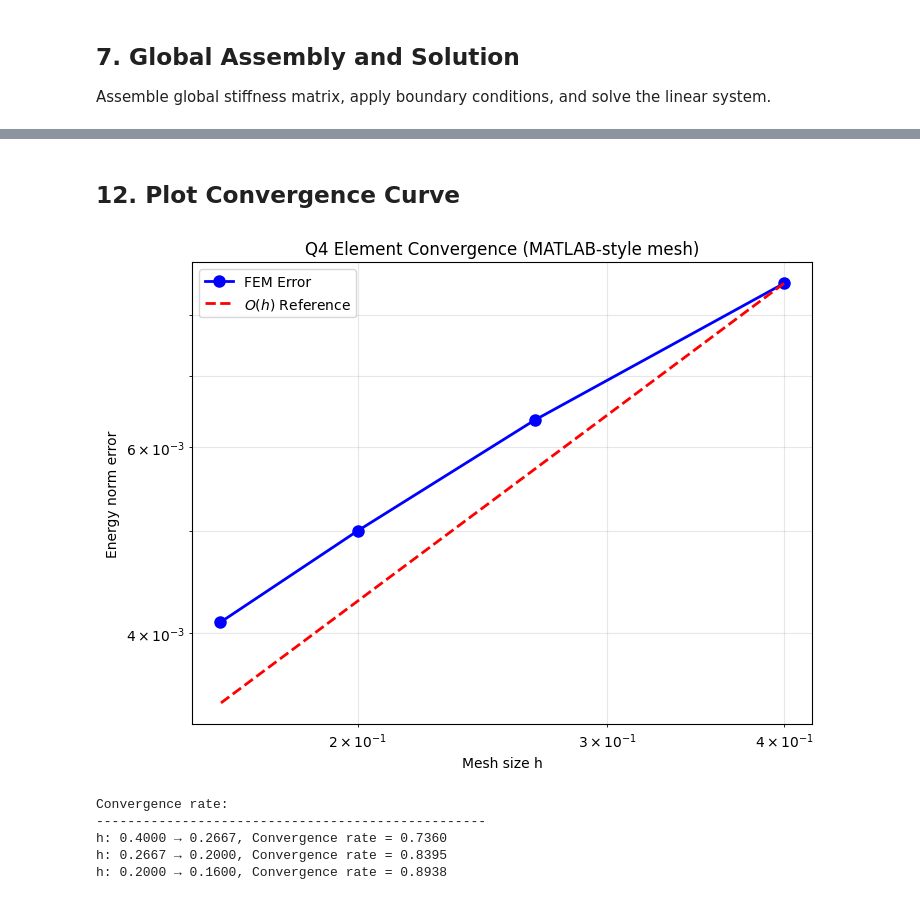
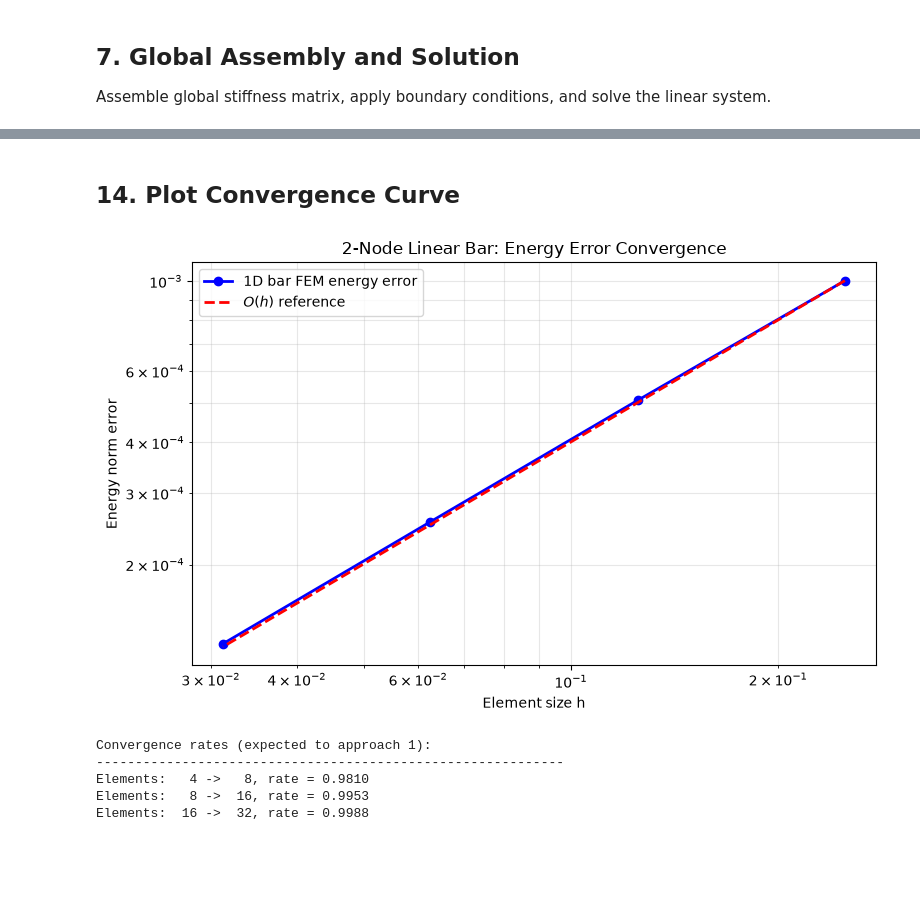
Before and after one commit to wangmeshfree/FEM_Plate_with_Hole, a Jupyter notebook: src/FEM1D_linear_bar.ipynb, the cells around one changed output, grey strips where cells are left out. Drawn from its saved outputs; the diff is of its cells as text; code cells hidden in the pictures; blank space fills up the shorter version.

Commit message:
Implement 1D bar FEM analysis and convergence study

```diff
--- a/src/FEM1D_linear_bar.ipynb
+++ b/src/FEM1D_linear_bar.ipynb
@@ -58,3 +78,15 @@ def body_force_plate_with_hole(x, y):
+# %%
+def distributed_load(x):
+    """Return the axial load per unit length at position x."""
+    return x**2.0
+
+def exact_stress(x):
+    """return the exact stress at point x"""
+    return (P + L**3.0/3.0 - x**3.0/3.0) / A
+
+def exact_displacement(x):
+    """return the exact displacement at point x"""
+    return ((P + L**3.0/3.0) * x - x**4.0/12)/(E*A)
 # %% [markdown]
 ## 4. Mesh Generation Function
 
@@ -745,31 +526,39 @@ nelem_1D =  25, h = 0.1600, Energy norm error = 0.004095
 # %% [markdown]
-## 12. Plot Convergence Curve
+## 14. Plot Convergence Curve
 # %%
-# Plot convergence curve
-plt.figure(figsize=(8, 6))
-plt.loglog(h_vals, err_vals, 'bo-', markersize=8, linewidth=2, label='FEM Error')
+# Plot the energy error against element size on logarithmic axes.
+plt.figure(figsize=(8, 5))
+plt.loglog(h_vals, err_vals, 'bo-', markersize=6, linewidth=2,
+           label='1D bar FEM energy error')
 
-# Reference line
-if len(h_vals) > 1:
-    C = err_vals[0] / (h_vals[0]**1)
-    h_ref = np.array([h_vals[0], h_vals[-1]])
-    plt.loglog(h_ref, C * h_ref**1, 'r--', linewidth=2, label=r'$O(h)$ Reference')
+# Scale the first-order reference line to the coarsest-mesh error.
+C = err_vals[0] / h_vals[0]
+h_ref = np.array([h_vals[0], h_vals[-1]])
+plt.loglog(h_ref, C * h_ref, 'r--', linewidth=2,
+           label=r'$O(h)$ reference')
 
-plt.xlabel('Mesh size h')
+plt.xlabel('Element size h')
 plt.ylabel('Energy norm error')
-plt.title('Q4 Element Convergence (MATLAB-style mesh)')
+plt.title('2-Node Linear Bar: Energy Error Convergence')
 plt.grid(True, which='both', alpha=0.3)
 plt.legend()
+plt.tight_layout()
 plt.show()
-print("\nConvergence rate:")
-print("-" * 50)
-for i in range(len(h_vals)-1):
-    rate = np.log(err_vals[i+1]/err_vals[i]) / np.log(h_vals[i+1]/h_vals[i])
-    print(f"h: {h_vals[i]:.4f} → {h_vals[i+1]:.4f}, Convergence rate = {rate:.4f}")
+
+print("\nConvergence rates (expected to approach 1):")
+print("-" * 60)
+rates = []
+for i in range(len(h_vals) - 1):
+    rate = np.log(err_vals[i + 1] / err_vals[i]) / np.log(h_vals[i + 1] / h_vals[i])
+    rates.append(rate)
+    print(
+        f"Elements: {refinements[i]:3d} -> {refinements[i + 1]:3d}, "
+        f"rate = {rate:.4f}"
+    )
 # %% [output]
-[figure, old version]
+[figure, new version]
-Convergence rate:
---------------------------------------------------
-h: 0.4000 → 0.2667, Convergence rate = 0.7360
-h: 0.2667 → 0.2000, Convergence rate = 0.8395
-h: 0.2000 → 0.1600, Convergence rate = 0.8938
+Convergence rates (expected to approach 1):
+------------------------------------------------------------
+Elements:   4 ->   8, rate = 0.9810
+Elements:   8 ->  16, rate = 0.9953
+Elements:  16 ->  32, rate = 0.9988
```
Also changed, not shown: parts of 26 cells of this notebook.
